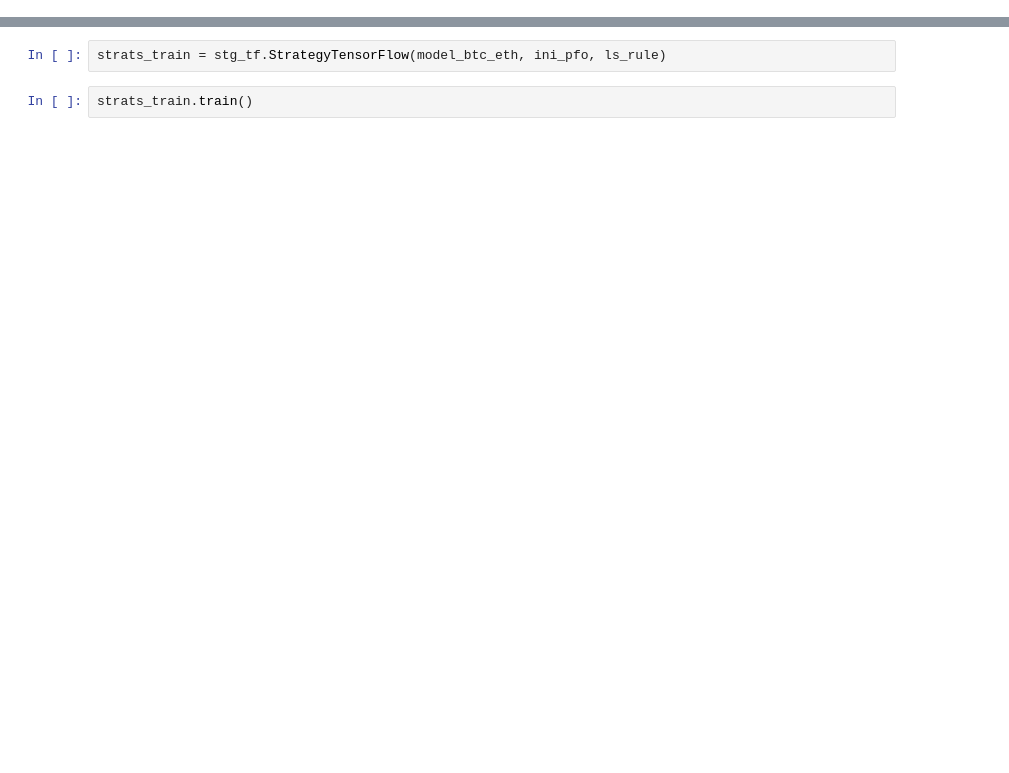
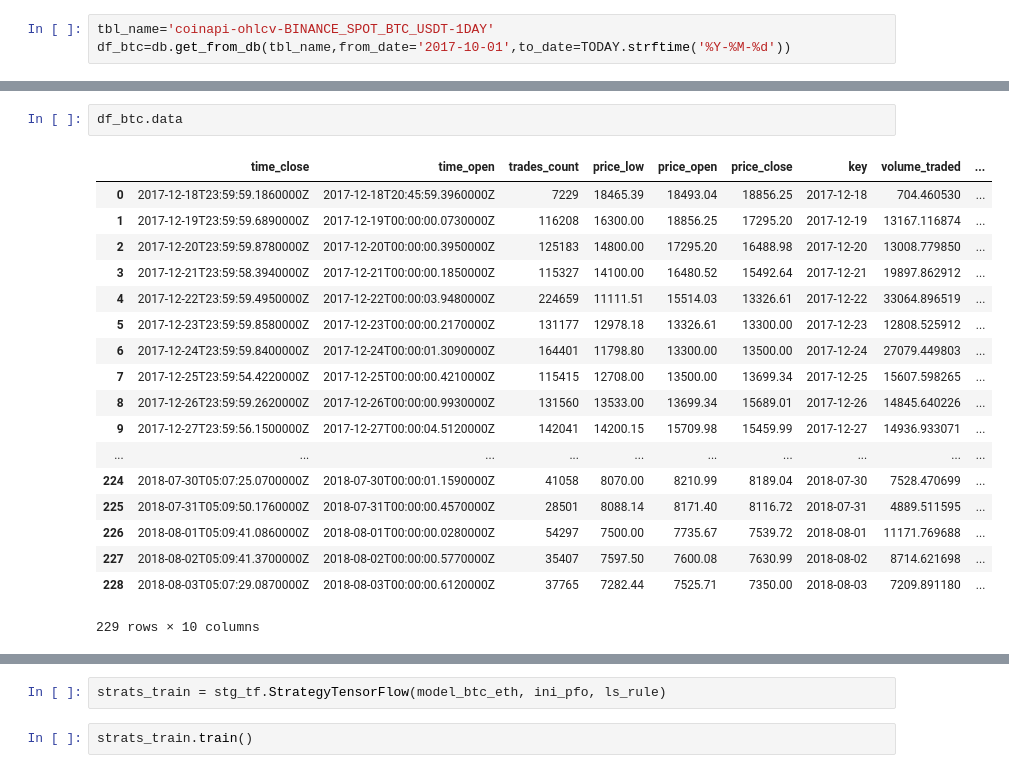
Before and after one commit to MasslessAI/crypto_index, a Jupyter notebook: notebooks/RL-Test.ipynb, the cells around one changed output, grey strips where cells are left out. Drawn from its saved outputs; the diff is of its cells as text; blank space fills up the shorter version.

```diff
--- a/notebooks/RL-Test.ipynb
+++ b/notebooks/RL-Test.ipynb
@@ -71,0 +39,3 @@ Using TensorFlow backend.
+# %%
+tbl_name='coinapi-ohlcv-BINANCE_SPOT_BTC_USDT-1DAY'
+df_btc=db.get_from_db(tbl_name,from_date='2017-10-01',to_date=TODAY.strftime('%Y-%M-%d'))
@@ -72,3 +57,24 @@ Using TensorFlow backend.
+# %%
+df_btc.data
+# %% [output]
+|  | time_close | time_open | trades_count | price_low | price_open | price_close | key | volume_traded | ... |
+| 0 | 2017-12-18T23:59:59.1860000Z | 2017-12-18T20:45:59.3960000Z | 7229 | 18465.39 | 18493.04 | 18856.25 | 2017-12-18 | 704.460530 | ... |
+| 1 | 2017-12-19T23:59:59.6890000Z | 2017-12-19T00:00:00.0730000Z | 116208 | 16300.00 | 18856.25 | 17295.20 | 2017-12-19 | 13167.116874 | ... |
+| 2 | 2017-12-20T23:59:59.8780000Z | 2017-12-20T00:00:00.3950000Z | 125183 | 14800.00 | 17295.20 | 16488.98 | 2017-12-20 | 13008.779850 | ... |
+| 3 | 2017-12-21T23:59:58.3940000Z | 2017-12-21T00:00:00.1850000Z | 115327 | 14100.00 | 16480.52 | 15492.64 | 2017-12-21 | 19897.862912 | ... |
+| 4 | 2017-12-22T23:59:59.4950000Z | 2017-12-22T00:00:03.9480000Z | 224659 | 11111.51 | 15514.03 | 13326.61 | 2017-12-22 | 33064.896519 | ... |
+| 5 | 2017-12-23T23:59:59.8580000Z | 2017-12-23T00:00:00.2170000Z | 131177 | 12978.18 | 13326.61 | 13300.00 | 2017-12-23 | 12808.525912 | ... |
+| 6 | 2017-12-24T23:59:59.8400000Z | 2017-12-24T00:00:01.3090000Z | 164401 | 11798.80 | 13300.00 | 13500.00 | 2017-12-24 | 27079.449803 | ... |
+| 7 | 2017-12-25T23:59:54.4220000Z | 2017-12-25T00:00:00.4210000Z | 115415 | 12708.00 | 13500.00 | 13699.34 | 2017-12-25 | 15607.598265 | ... |
+| 8 | 2017-12-26T23:59:59.2620000Z | 2017-12-26T00:00:00.9930000Z | 131560 | 13533.00 | 13699.34 | 15689.01 | 2017-12-26 | 14845.640226 | ... |
+| 9 | 2017-12-27T23:59:56.1500000Z | 2017-12-27T00:00:04.5120000Z | 142041 | 14200.15 | 15709.98 | 15459.99 | 2017-12-27 | 14936.933071 | ... |
+| ... | ... | ... | ... | ... | ... | ... | ... | ... | ... |
+| 224 | 2018-07-30T05:07:25.0700000Z | 2018-07-30T00:00:01.1590000Z | 41058 | 8070.00 | 8210.99 | 8189.04 | 2018-07-30 | 7528.470699 | ... |
+| 225 | 2018-07-31T05:09:50.1760000Z | 2018-07-31T00:00:00.4570000Z | 28501 | 8088.14 | 8171.40 | 8116.72 | 2018-07-31 | 4889.511595 | ... |
+| 226 | 2018-08-01T05:09:41.0860000Z | 2018-08-01T00:00:00.0280000Z | 54297 | 7500.00 | 7735.67 | 7539.72 | 2018-08-01 | 11171.769688 | ... |
+| 227 | 2018-08-02T05:09:41.3700000Z | 2018-08-02T00:00:00.5770000Z | 35407 | 7597.50 | 7600.08 | 7630.99 | 2018-08-02 | 8714.621698 | ... |
+| 228 | 2018-08-03T05:07:29.0870000Z | 2018-08-03T00:00:00.6120000Z | 37765 | 7282.44 | 7525.71 | 7350.00 | 2018-08-03 | 7209.891180 | ... |
+229 rows × 10 columns
 # %%
 strats = stg_tf.StrategyTensorFlow(model_btc_eth, ini_pfo, ls_rule, '69-model.json', '69-model.h5', 'scaler.pkl')
 
```
Also changed, not shown: parts of 7 cells of this notebook, 2 other files.
